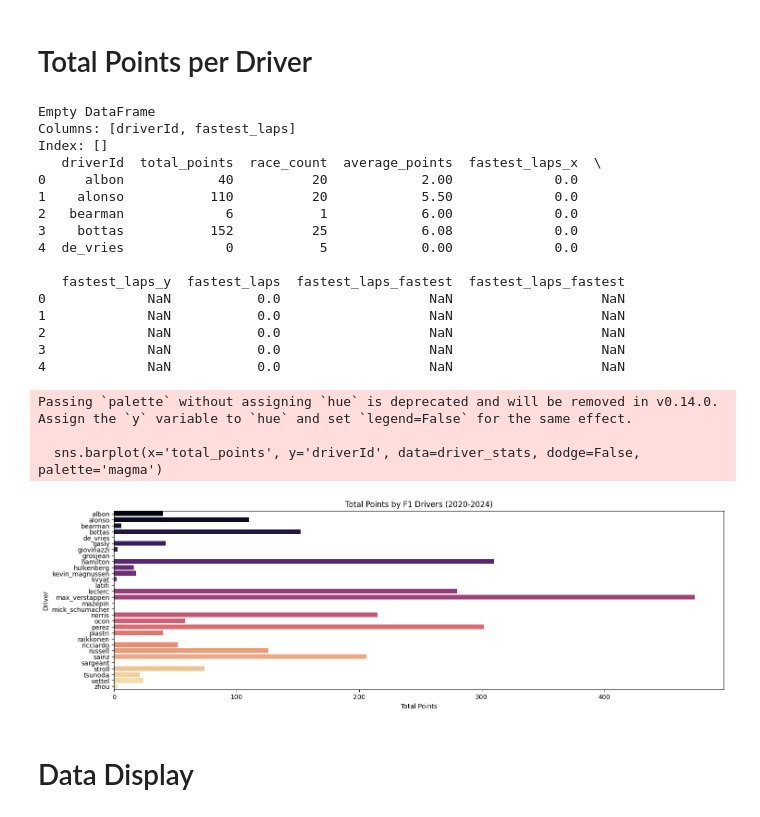
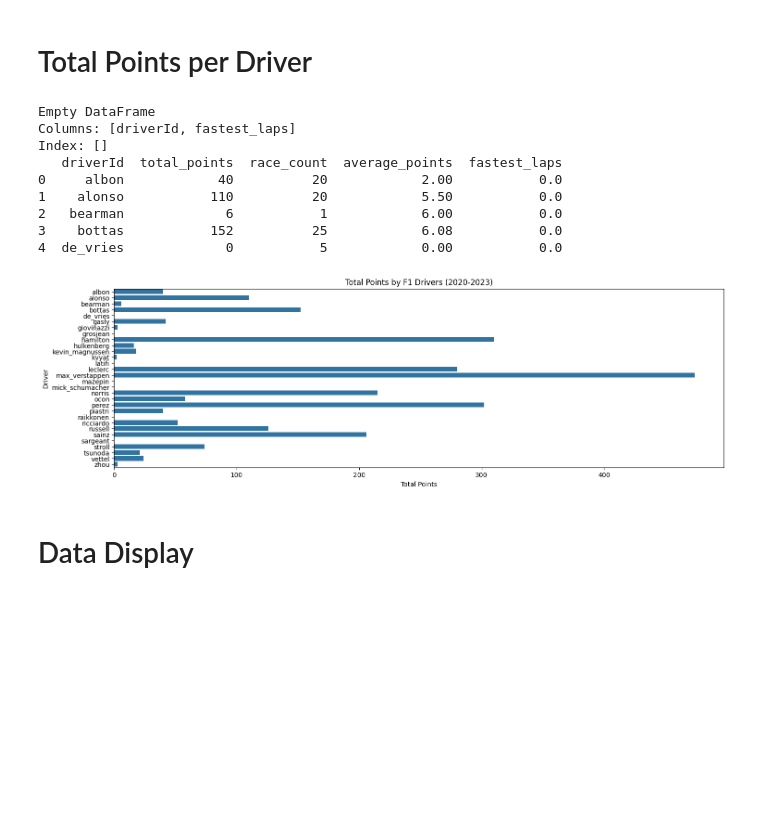
Before and after one commit to blancosss21/F1-Driver-Performance-Analysis, a Jupyter notebook: F1_Driver_Performance_Complete_Analysis_ipynb.ipynb, the cells around one changed output. Drawn from its saved outputs; the diff is of its cells as text; code cells hidden in the pictures; blank space fills up the shorter version.

```diff
--- a/F1_Driver_Performance_Complete_Analysis_ipynb.ipynb
+++ b/F1_Driver_Performance_Complete_Analysis_ipynb.ipynb
@@ -131,7 +128,7 @@ Passing `palette` without assigning `hue` is deprecated and will be removed in v
 # %% [markdown]
 # Total Points per Driver
 # %%
-#Count the fastest laps for each driver
+# Count the fastest laps for each driver
 fastest_laps = df[df['fastestLapRank'] == 1].groupby('driverId').size().reset_index(name='fastest_laps')
 
 # Print the fastest laps DataFrame to verify its contents
@@ -140,52 +137,42 @@ print(fastest_laps)
 # Merge with driver statistics and avoid column name conflicts
 driver_stats = pd.merge(driver_stats, fastest_laps, on='driverId', how='left', suffixes=('', '_fastest'))
 
 # Fill NaN values with 0 for drivers without fastest laps
 driver_stats['fastest_laps'] = driver_stats['fastest_laps'].fillna(0)
 
 # Check driver_stats DataFrame after merging
 print(driver_stats.head())
 
 # Visualization of Fastest Laps per Driver, only for those with recorded laps
 filtered_stats = driver_stats[driver_stats['fastest_laps'] > 0]
 
 # If filtered_stats is empty, visualize total points instead
 if filtered_stats.empty:
     plt.figure(figsize=(17, 5))
-    sns.barplot(x='total_points', y='driverId', data=driver_stats, dodge=False, palette='magma')
+    sns.barplot(x='total_points', y='driverId', data=driver_stats, dodge=False)
     plt.title('Total Points by F1 Drivers (2020-2023)')
     plt.xlabel('Total Points')
     plt.ylabel('Driver')
     plt.show()
 else:
     plt.figure(figsize=(17, 5))
-    sns.barplot(x='fastest_laps', y='driverId', data=filtered_stats, dodge=False, palette='magma')
+    sns.barplot(x='fastest_laps', y='driverId', data=filtered_stats, dodge=False)
     plt.axvline(x=0, color='grey', linestyle='--')  # Horizontal line at zero for reference
     plt.title('Fastest Laps by F1 Drivers (2020-2023)')
     plt.xlabel('Fastest Laps')
     plt.ylabel('Driver')
     plt.show()
 # %% [output]
 Empty DataFrame
 Columns: [driverId, fastest_laps]
 Index: []
-   driverId  total_points  race_count  average_points  fastest_laps_x  \
-0     albon            40          20            2.00             0.0
-1    alonso           110          20            5.50             0.0
-2   bearman             6           1            6.00             0.0
-3    bottas           152          25            6.08             0.0
-4  de_vries             0           5            0.00             0.0
-
-   fastest_laps_y  fastest_laps  fastest_laps_fastest  fastest_laps_fastest
-0             NaN           0.0                   NaN                   NaN
-1             NaN           0.0                   NaN                   NaN
-2             NaN           0.0                   NaN                   NaN
-3             NaN           0.0                   NaN                   NaN
-4             NaN           0.0                   NaN                   NaN
+   driverId  total_points  race_count  average_points  fastest_laps
+0     albon            40          20            2.00           0.0
+1    alonso           110          20            5.50           0.0
+2   bearman             6           1            6.00           0.0
+3    bottas           152          25            6.08           0.0
+4  de_vries             0           5            0.00           0.0
-Passing `palette` without assigning `hue` is deprecated and will be removed in v0.14.0. Assign the `y` variable to `hue` and set `legend=False` for the same effect.
-
-  sns.barplot(x='total_points', y='driverId', data=driver_stats, dodge=False, palette='magma')
-[figure, old version]
+[figure, new version]
 # %% [markdown]
 # Data Display
 # %%
```
Also changed, not shown: parts of 2 cells of this notebook.
